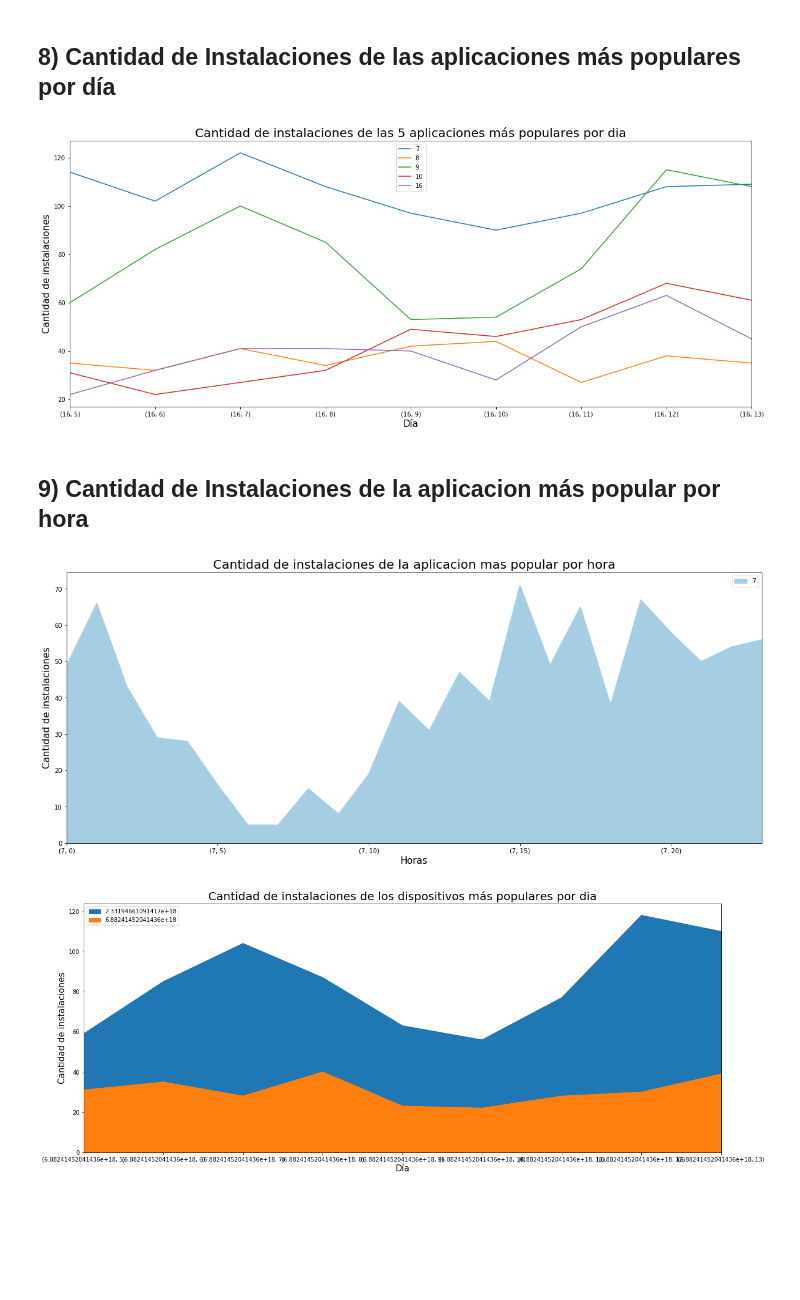
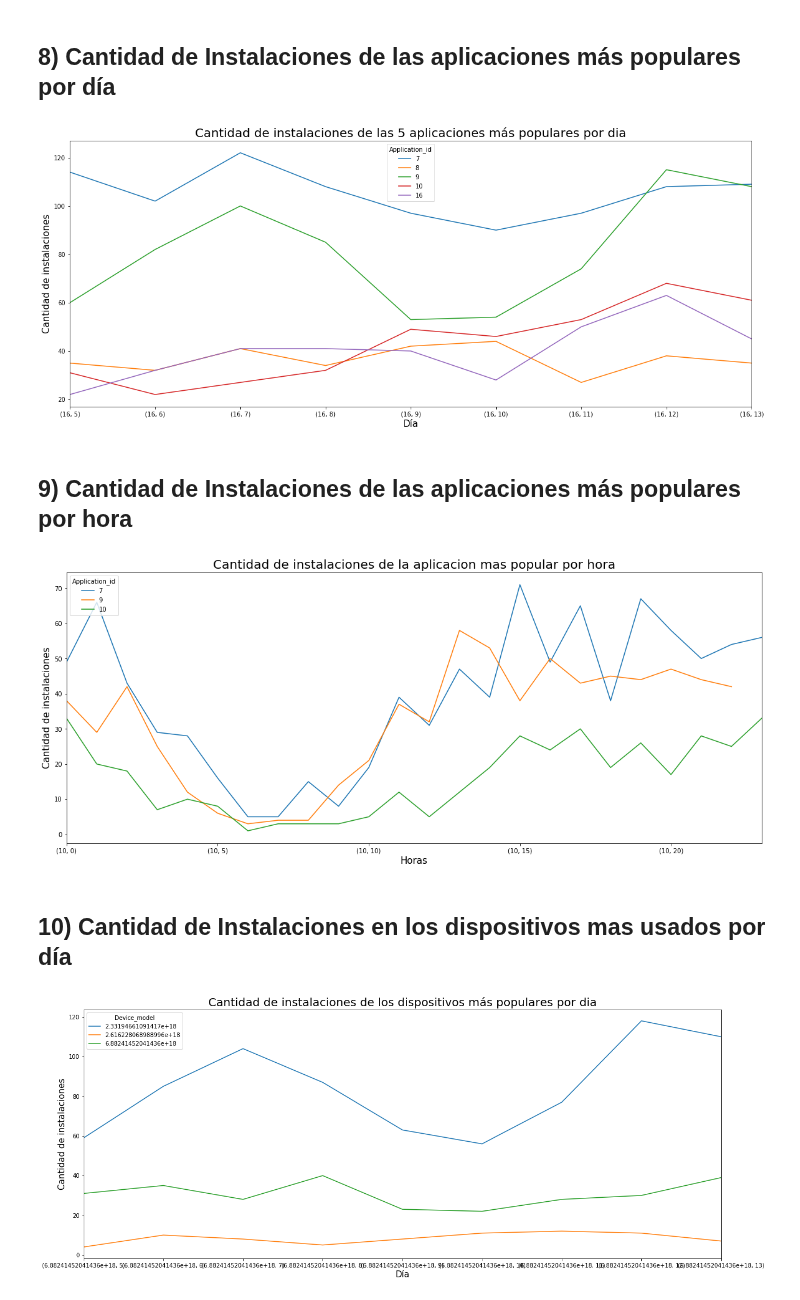
Before and after one commit to Elianagam/orgaDatosTp1, a Jupyter notebook: prueba_installs2.ipynb, the cells around one changed output. Drawn from its saved outputs; the diff is of its cells as text; code cells hidden in the pictures; blank space fills up the shorter version.

```diff
--- a/prueba_installs2.ipynb
+++ b/prueba_installs2.ipynb
@@ -280,8 +215,8 @@ group.set_xticklabels(group.get_xticklabels(), rotation=90)
 # %% [markdown]
 ## **8) Cantidad de Instalaciones de las aplicaciones más populares por día**
 # %%
-top5 = [x for x in installs['application_id'].value_counts().head(5).keys()]
-top5_group = installs.loc[installs['application_id'].isin(top5)]
+top5_app = [x for x in installs['application_id'].value_counts().head(5).keys()]
+top5_group = installs.loc[installs['application_id'].isin(top5_app)]
 top_instalation = top5_group.groupby(['application_id', 'day']).size()
 
 fig, ax = plt.subplots()
@@ -290,43 +225,45 @@ for key, grp in top_instalation.groupby(['application_id']):
 plt.title("Cantidad de instalaciones de las 5 aplicaciones más populares por dia",size=20)
 ax.set_ylabel('Cantidad de instalaciones',size=15);
 ax.set_xlabel('Día',size=15);
-plt.legend()
+plt.legend(title='Application_id')
 plt.show()
 # %% [output]
-[figure, old version]
+[figure, new version]
 # %% [markdown]
-## **9) Cantidad de Instalaciones de la aplicacion más popular por hora**
+## **9) Cantidad de Instalaciones de las  aplicaciones más populares por hora**
 # %%
-top = installs['application_id'].value_counts().head(1).keys()
-top_group = installs.loc[installs['application_id'].isin(top)]
+top_app = installs['application_id'].value_counts().head(3).keys()
+top_group = installs.loc[installs['application_id'].isin(top_app)]
 top_install = top_group.groupby(['application_id', 'hour']).size()
 
 fig, ax = plt.subplots()
 for key, grp in top_install.groupby(['application_id']):
-    ax = grp.plot(ax=ax, kind='area', x='hour', y='count', label=key, figsize=(20,8), colormap='Paired')
+    ax = grp.plot(ax=ax, kind='line', x='hour', y='count', label=key, figsize=(20,8))
 plt.title("Cantidad de instalaciones de la aplicacion mas popular por hora",size=20)
 ax.set_ylabel('Cantidad de instalaciones',size=15);
 ax.set_xlabel('Horas',size=15);
-plt.legend()
+plt.legend(title='Application_id', loc='upper left')
 plt.show()
 # %% [output]
-[figure, old version]
+[figure, new version]
+# %% [markdown]
+## **10) Cantidad de Instalaciones en los dispositivos mas usados por día**
 # %%
-top_device = [x for x in installs['device_model'].value_counts().head(2).keys()]
+top_device = [x for x in installs['device_model'].value_counts().head(3).keys()]
 top_group = installs.loc[installs['device_model'].isin(top_device)]
 top_device_install = top_group.groupby(['device_model', 'day']).size() #.to_frame().reset_index()
 
 # top_instalation.columns = ['device_model', 'day', 'count']
 # top5_apps = pd.pivot_table(top_instalation, values='count', columns='device_model', \
 #                     index='day',aggfunc=np.sum).unstack()
 
 fig, ax = plt.subplots()
 for key, grp in top_device_install.groupby(['device_model']):
-    ax = grp.plot(ax=ax, kind='area', x='day', y='count', label=key, figsize=(20,8))
+    ax = grp.plot(ax=ax, kind='line', x='day', y='count', label=key, figsize=(20,8))
 plt.title("Cantidad de instalaciones de los dispositivos más populares por dia",size=20)
 ax.set_ylabel('Cantidad de instalaciones',size=15);
 ax.set_xlabel('Día',size=15);
-plt.legend()
+plt.legend(title='Device_model', loc='upper left')
 plt.show()
 # %% [output]
-[figure, old version]
+[figure, new version]
```
Also changed, not shown: parts of 22 cells of this notebook, 1 other file.
